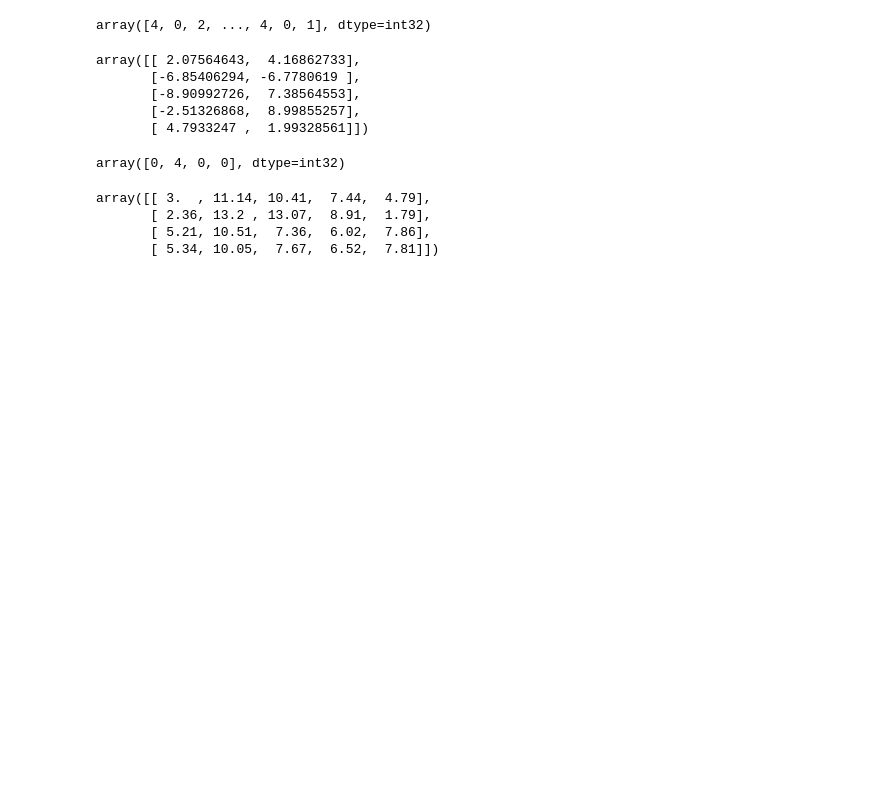
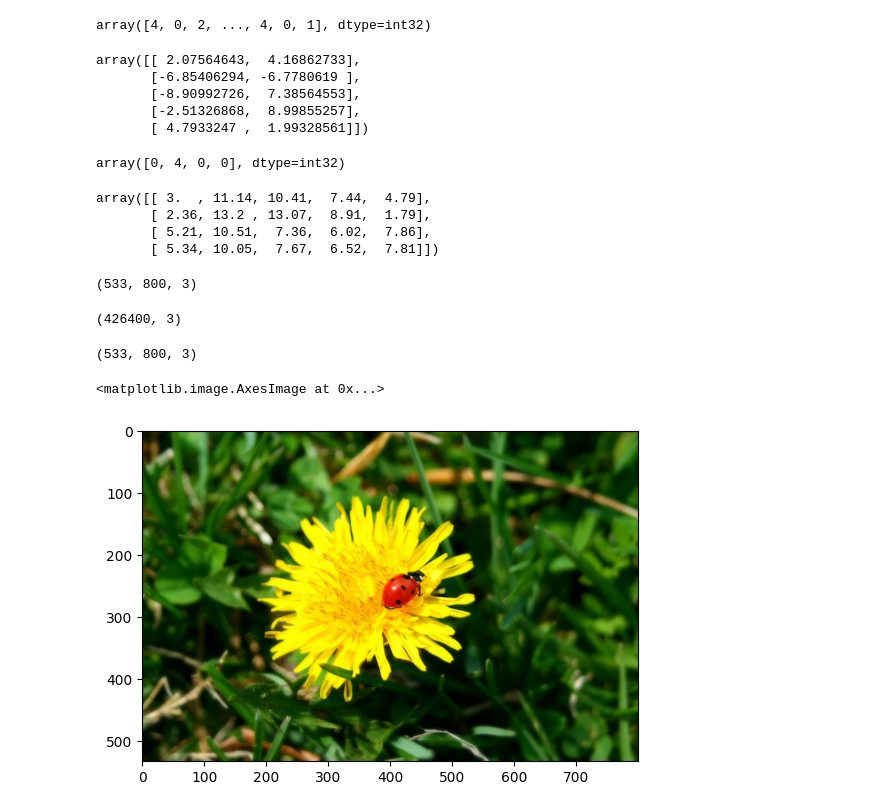
Before and after one commit to salamhha/handson-ml3, a Jupyter notebook: practice/Chapter09.ipynb, the cells around one changed output. Saved outputs shown, nothing was run; the diff lists cells and outputs as text; code cells hidden in the pictures; blank space fills up the shorter version.

```diff
--- a/practice/Chapter09.ipynb
+++ b/practice/Chapter09.ipynb
@@ -39,3 +39,19 @@ array([[ 3.  , 11.14, 10.41,  7.44,  4.79],
        [ 2.36, 13.2 , 13.07,  8.91,  1.79],
        [ 5.21, 10.51,  7.36,  6.02,  7.86],
        [ 5.34, 10.05,  7.67,  6.52,  7.81]])
+# %%
+# Color segmentation
+import PIL
+import urllib.request
+
+homl3_root = "https://github.com/ageron/handson-ml3/raw/main/"
+filename = "ladybug.png"
+filepath = filename
+
+url = f"{homl3_root}/images/unsupervised_learning/{filename}"
+urllib.request.urlretrieve(url, filepath)
+
+image = np.asarray(PIL.Image.open(filepath))
+image.shape
+# %% [output]
+(533, 800, 3)
@@ -41,0 +63,4 @@ array([[ 3.  , 11.14, 10.41,  7.44,  4.79],
+# %%
+segmented_img.shape
+# %% [output]
+(426400, 3)
@@ -41,0 +69,10 @@ array([[ 3.  , 11.14, 10.41,  7.44,  4.79],
+# %%
+segmented_img.shape
+# %% [output]
+(533, 800, 3)
+# %%
+import matplotlib.pyplot as plt
+plt.imshow(image)
+# %% [output]
+<matplotlib.image.AxesImage at 0x...>
+[figure, added]
```
Also changed, not shown: parts of 35 cells of this notebook.
